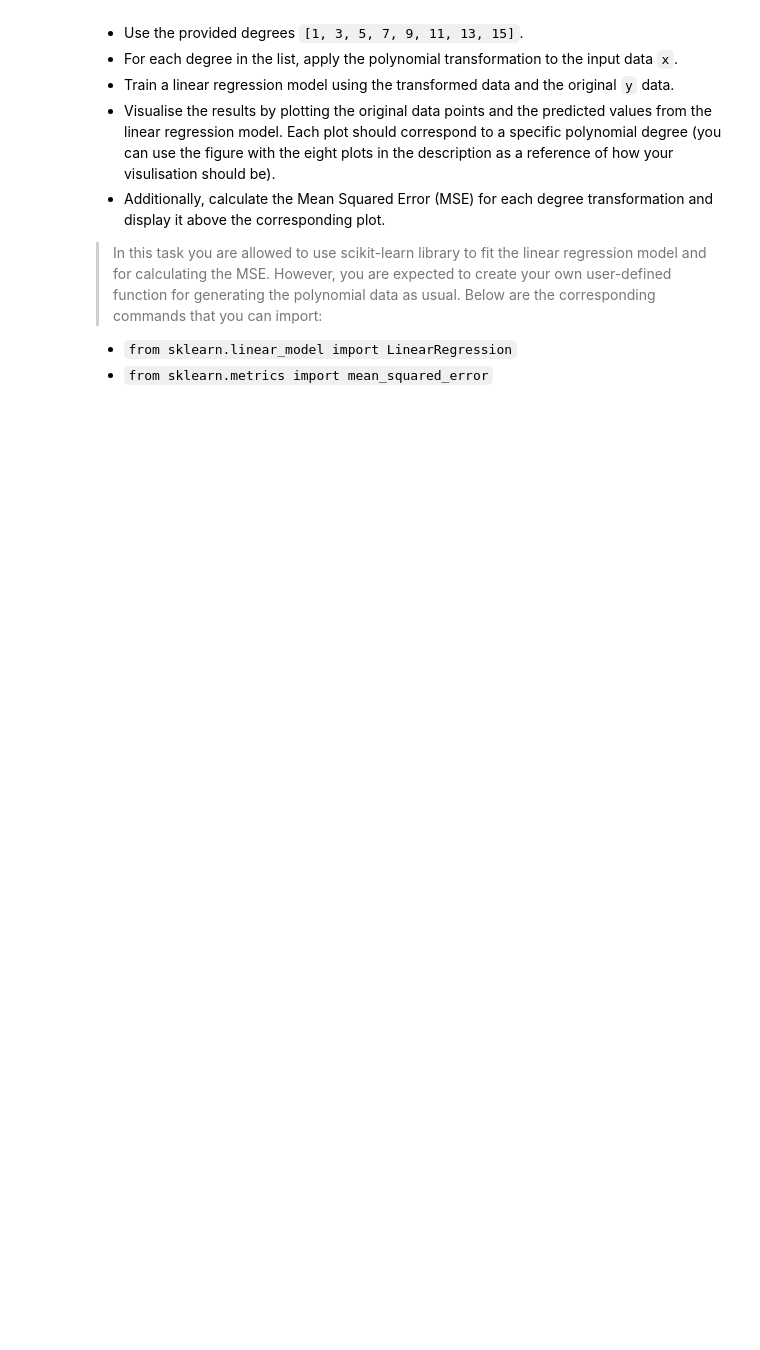
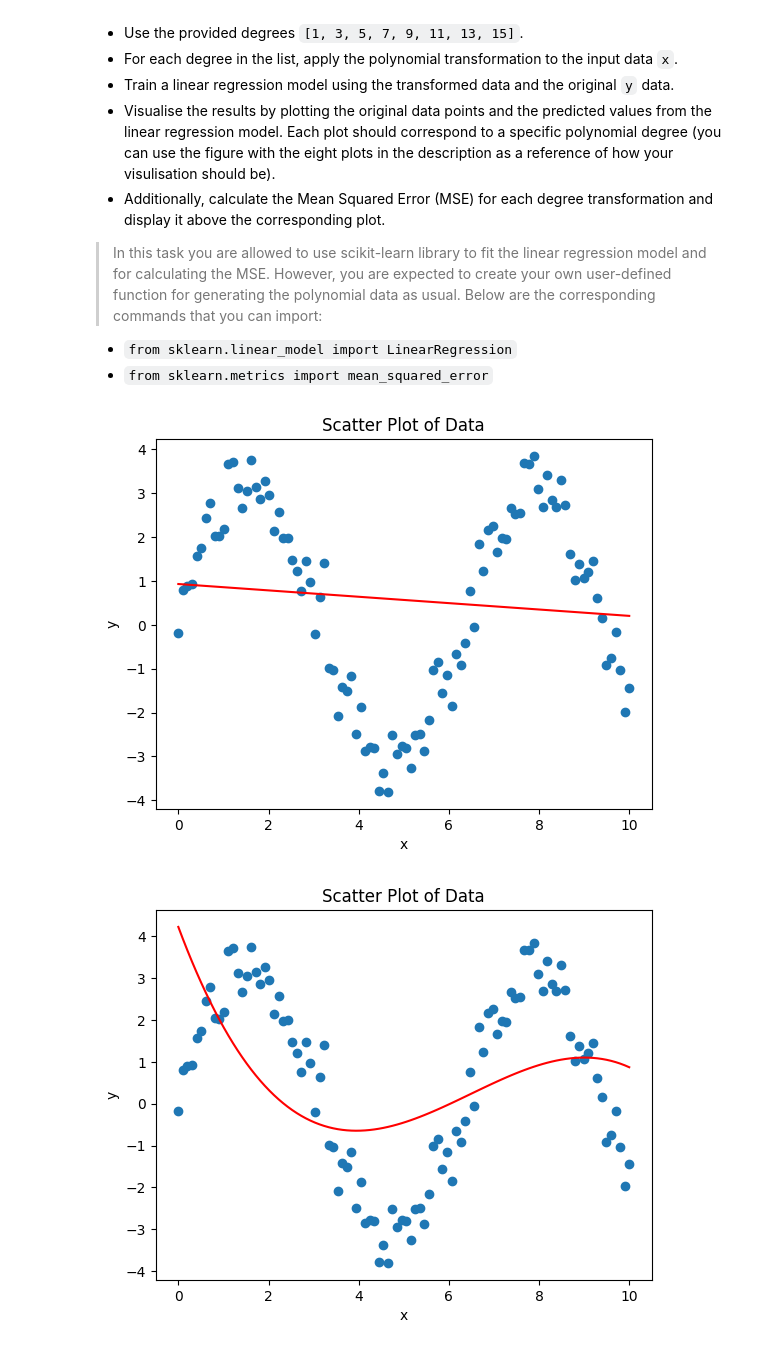
Before and after one commit to putyfruity/imperial_eee_machine_learning_course, a Jupyter notebook: 03_ML_NLFT.ipynb, the cells around one changed output. Saved outputs shown, nothing was run; the diff lists cells and outputs as text; code cells hidden in the pictures; blank space fills up the shorter version.

```diff
--- a/03_ML_NLFT.ipynb
+++ b/03_ML_NLFT.ipynb
@@ -284,0 +279,51 @@ from sklearn.metrics import mean_squared_error
+# %%
+# Task 2
+def getZ(x, deg, include_bias):
+  # generate polynomial of degree n
+  z = []
+  for j in range(deg):
+    if include_bias:
+      z.append(1)
+      include_bias = False
+    z.append(x**(j+1))
+
+  return np.array(z)
+
+# print(fit(4, 5, False))
+# %%
+# Task 2 (continued)
+from sklearn.linear_model import LinearRegression
+from sklearn.metrics import mean_squared_error
+
+def predict_dp(X,W):
+    return np.dot(X,W)
+
+deg = [1, 3, 5, 7, 9, 11, 13, 15]
+include_bias = True
+
+for n_poly in deg:
+  x_transformed = []
+  for data in x:
+    z = getZ(data, n_poly, include_bias)
+    x_transformed.append(z)
+
+  # print(x_transformed)
+  reg = LinearRegression(fit_intercept=False).fit(x_transformed, y)
+  W = reg.coef_
+
+  pred_arr = []
+  for j, pred in enumerate(predict_dp(x_transformed, W)):
+    pred_arr.append(pred)
+
+  pred_arr = np.array(pred_arr)
+
+  plt.scatter(x, y)
+  plt.plot(x, pred_arr, 'red')
+
+  plt.xlabel('x')
+  plt.ylabel('y')
+  plt.title('Scatter Plot of Data')
+  plt.show()
+# %% [output]
+[figure, added]
+[figure, added]
```
Also changed, not shown: parts of 3 cells of this notebook.
